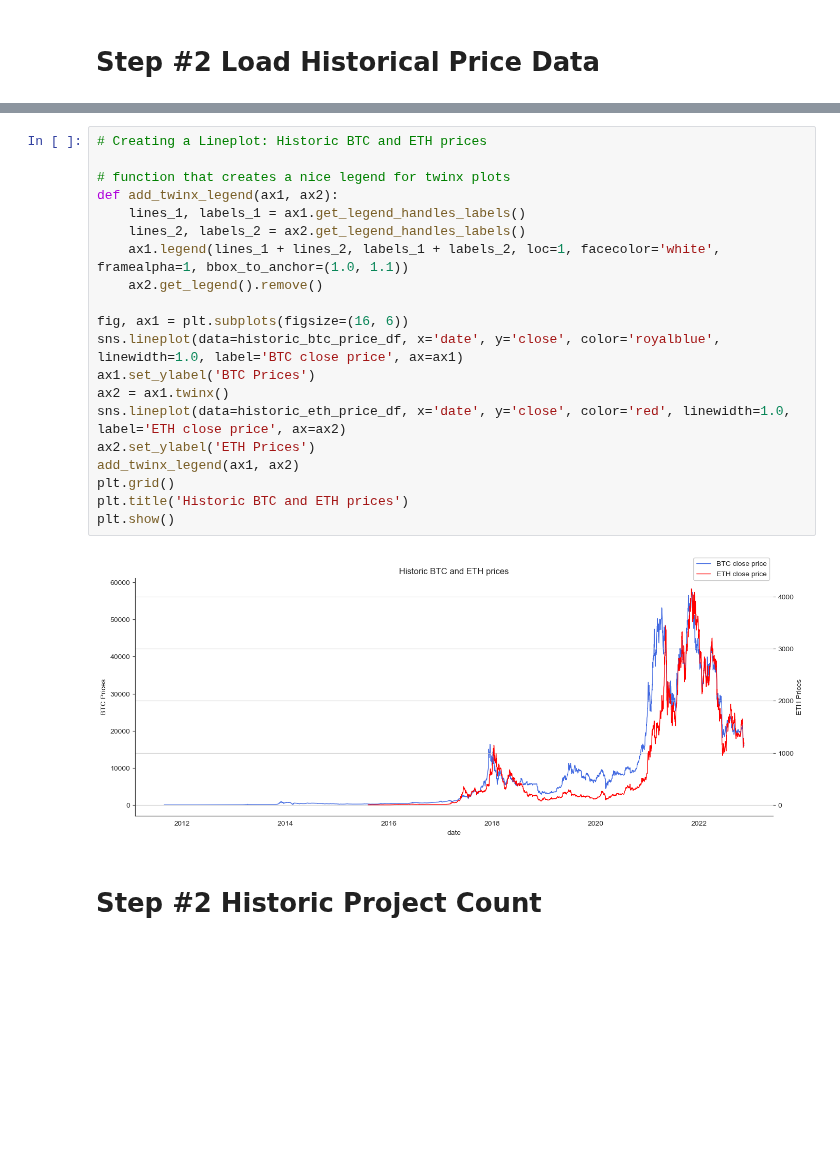
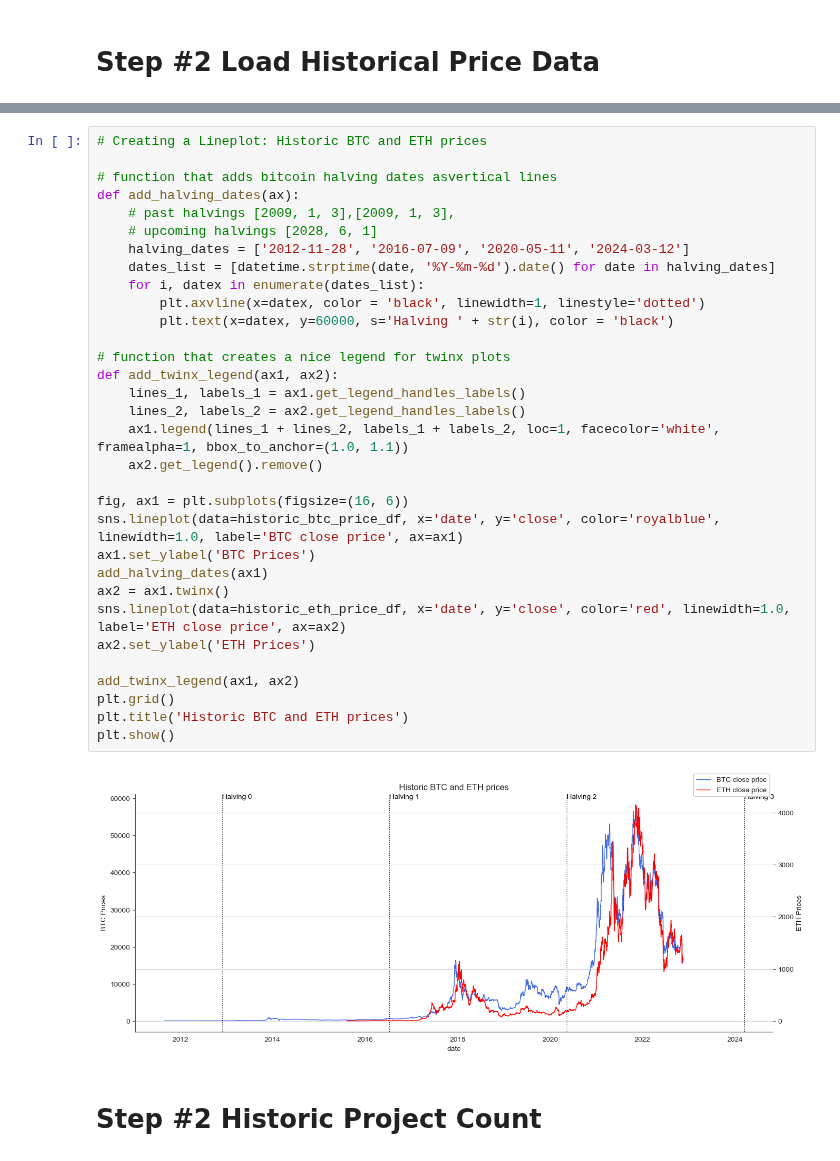
Before and after one commit to flo7up/relataly-public-python-tutorials, a Jupyter notebook: 063 Financial Analysis - OnChain Analytics using Python and CryptoCompare.ipynb, the cells around one changed output, grey strips where cells are left out. Saved outputs shown, nothing was run; the diff lists cells and outputs as text; blank space fills up the shorter version.

```diff
--- a/063 Financial Analysis - OnChain Analytics using Python and CryptoCompare.ipynb
+++ b/063 Financial Analysis - OnChain Analytics using Python and CryptoCompare.ipynb
@@ -109,26 +110,38 @@ historic_btc_price_df.head()
 | 4 | 1314748800 | 6.398 | 6.398 | 6.398 | 0.0000 | 0.000 | 6.398 | direct |  | ... |
 # %%
 # Creating a Lineplot: Historic BTC and ETH prices
+
+# function that adds bitcoin halving dates asvertical lines
+def add_halving_dates(ax):
+    # past halvings [2009, 1, 3],[2009, 1, 3],
+    # upcoming halvings [2028, 6, 1]
+    halving_dates = ['2012-11-28', '2016-07-09', '2020-05-11', '2024-03-12']
+    dates_list = [datetime.strptime(date, '%Y-%m-%d').date() for date in halving_dates]
+    for i, datex in enumerate(dates_list):
+        plt.axvline(x=datex, color = 'black', linewidth=1, linestyle='dotted')
+        plt.text(x=datex, y=60000, s='Halving ' + str(i), color = 'black')
 
 # function that creates a nice legend for twinx plots
 def add_twinx_legend(ax1, ax2):
     lines_1, labels_1 = ax1.get_legend_handles_labels()
     lines_2, labels_2 = ax2.get_legend_handles_labels()
     ax1.legend(lines_1 + lines_2, labels_1 + labels_2, loc=1, facecolor='white', framealpha=1, bbox_to_anchor=(1.0, 1.1))
     ax2.get_legend().remove()
 
 fig, ax1 = plt.subplots(figsize=(16, 6))
 sns.lineplot(data=historic_btc_price_df, x='date', y='close', color='royalblue', linewidth=1.0, label='BTC close price', ax=ax1)
 ax1.set_ylabel('BTC Prices')
+add_halving_dates(ax1)
 ax2 = ax1.twinx()
 sns.lineplot(data=historic_eth_price_df, x='date', y='close', color='red', linewidth=1.0, label='ETH close price', ax=ax2)
 ax2.set_ylabel('ETH Prices')
+
 add_twinx_legend(ax1, ax2)
 plt.grid()
 plt.title('Historic BTC and ETH prices')
 plt.show()
 # %% [output]
-[figure, old version]
+[figure, new version]
 # %% [markdown]
 # Step #2 Historic Project Count
 # %%
```
Also changed, not shown: parts of 4 cells of this notebook.
